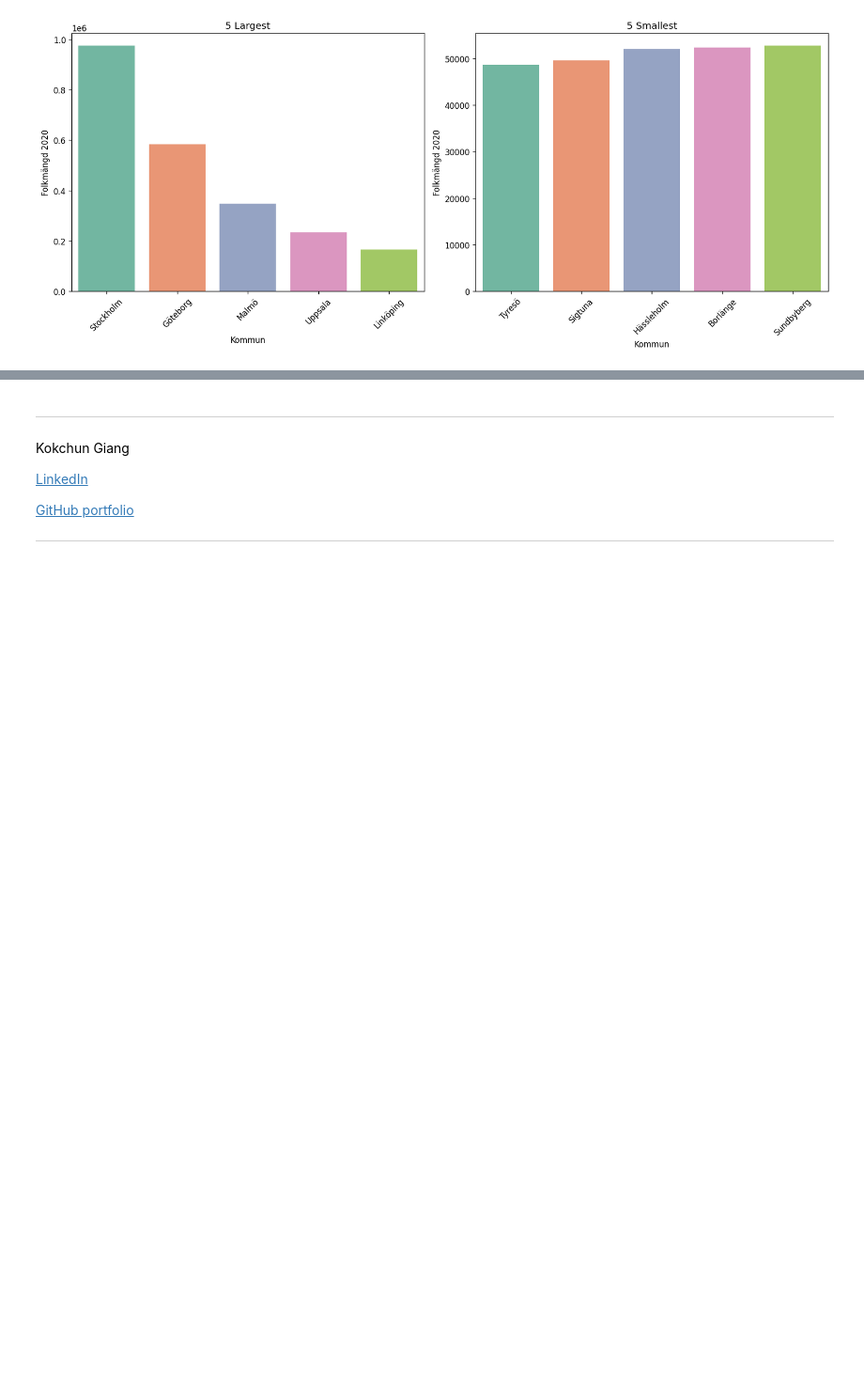
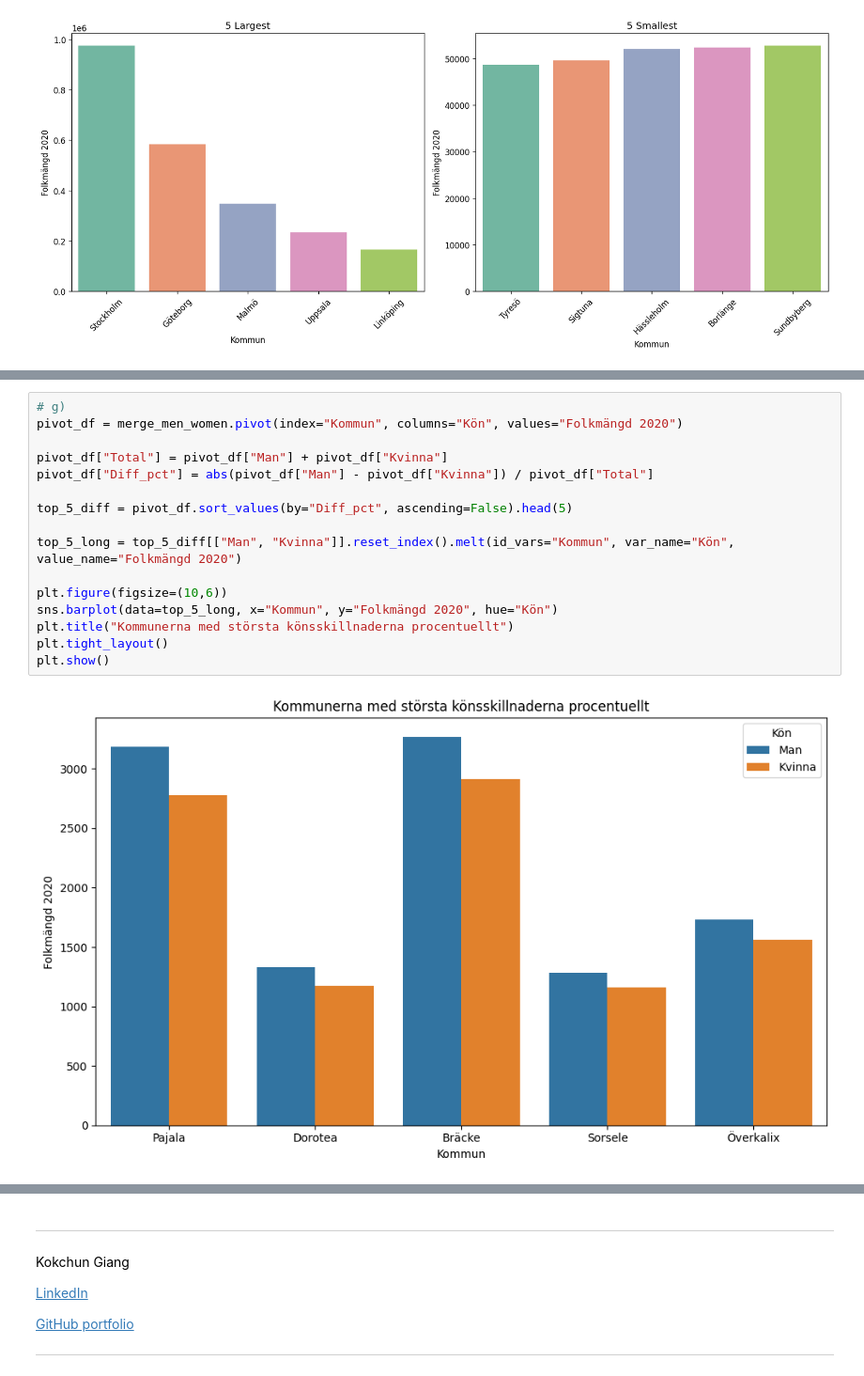
Before and after one commit to m0hsen-m0hseni/Databehandling-Mohsen-Mohseni, a Jupyter notebook: Exercises/E00_pandas_basic_syntax.ipynb, the cells around one changed output, grey strips where cells are left out. Shown at 94% size. Drawn from its saved outputs; the diff is of its cells as text; blank space fills up the shorter version.

```diff
--- a/Exercises/E00_pandas_basic_syntax.ipynb
+++ b/Exercises/E00_pandas_basic_syntax.ipynb
@@ -462,0 +598,18 @@ h)
+# %%
+# g)
+pivot_df = merge_men_women.pivot(index="Kommun", columns="Kön", values="Folkmängd 2020")
+
+pivot_df["Total"] = pivot_df["Man"] + pivot_df["Kvinna"]
+pivot_df["Diff_pct"] = abs(pivot_df["Man"] - pivot_df["Kvinna"]) / pivot_df["Total"]
+
+top_5_diff = pivot_df.sort_values(by="Diff_pct", ascending=False).head(5)
+
+top_5_long = top_5_diff[["Man", "Kvinna"]].reset_index().melt(id_vars="Kommun", var_name="Kön", value_name="Folkmängd 2020")
+
+plt.figure(figsize=(10,6))
+sns.barplot(data=top_5_long, x="Kommun", y="Folkmängd 2020", hue="Kön")
+plt.title("Kommunerna med största könsskillnaderna procentuellt")
+plt.tight_layout()
+plt.show()
+# %% [output]
+[figure, added]
```
Also changed, not shown: parts of 8 cells of this notebook.
